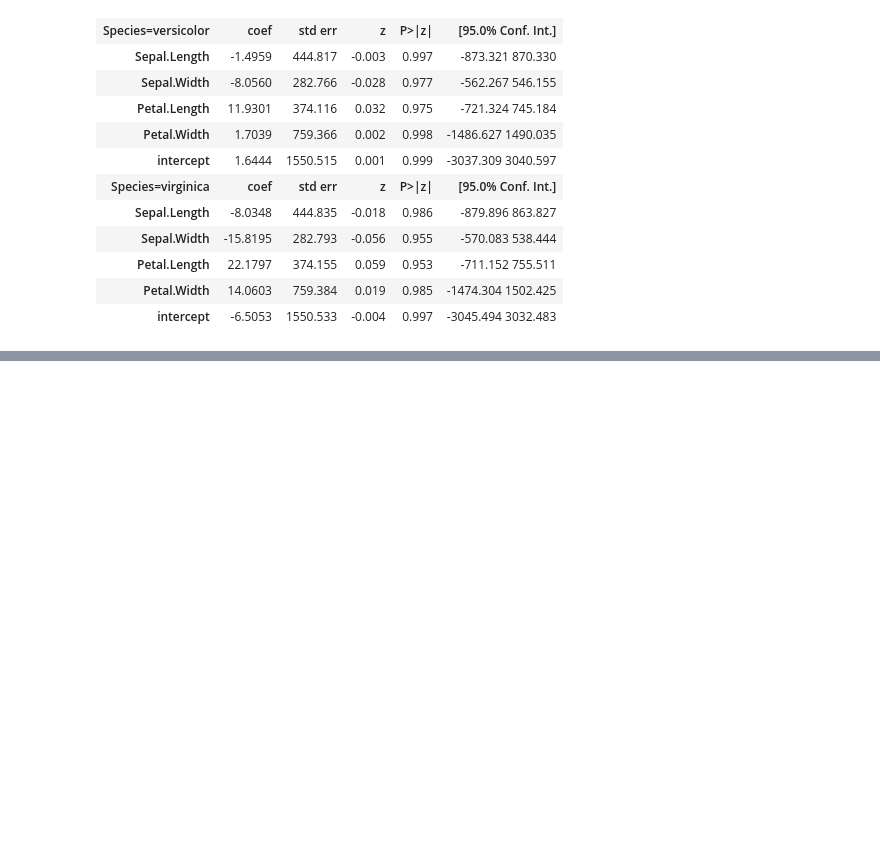
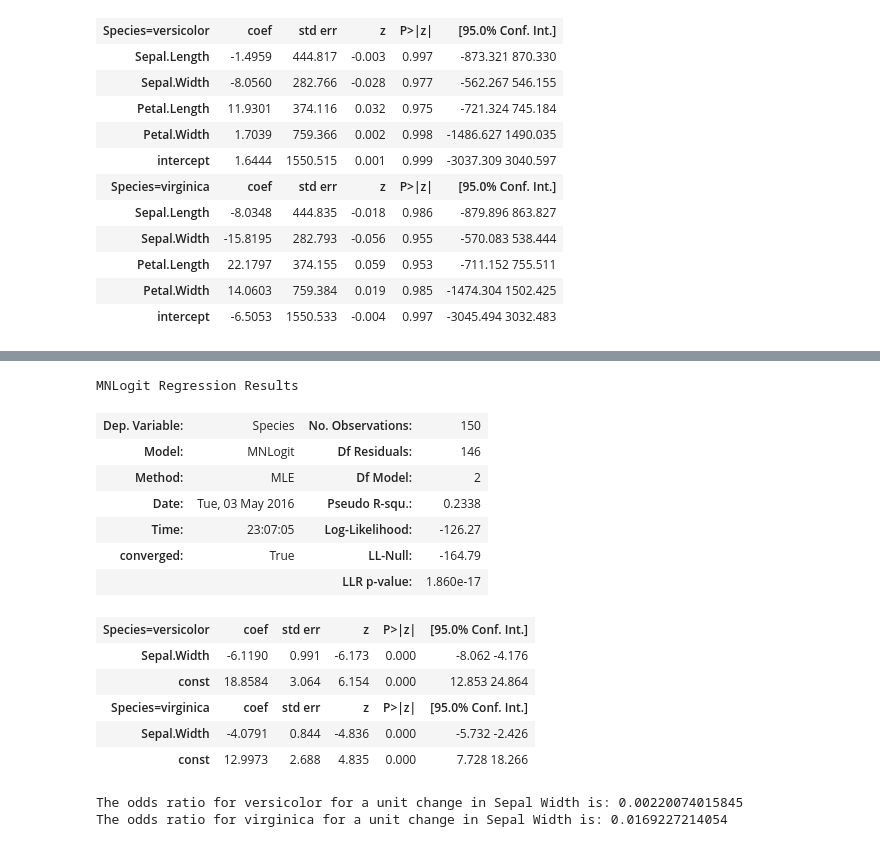
Before and after one commit to nayana487/logistic_regression_lab, a Jupyter notebook: 2.2-lab/code/starter-code/week4-2.2-Ameet.ipynb, the cells around one changed output, grey strips where cells are left out. Drawn from its saved outputs; the diff is of its cells as text; code cells hidden in the pictures; blank space fills up the shorter version.

```diff
--- a/2.2-lab/code/starter-code/week4-2.2-Ameet.ipynb
+++ b/2.2-lab/code/starter-code/week4-2.2-Ameet.ipynb
@@ -127,0 +200,26 @@ The models' coefficients are distance from
+# %%
+results4.summary()
+# %% [output]
+MNLogit Regression Results
+| Dep. Variable: | Species | No. Observations: | 150 |
+| Model: | MNLogit | Df Residuals: | 146 |
+| Method: | MLE | Df Model: | 2 |
+| Date: | Tue, 03 May 2016 | Pseudo R-squ.: | 0.2338 |
+| Time: | 23:07:05 | Log-Likelihood: | -126.27 |
+| converged: | True | LL-Null: | -164.79 |
+|  |  | LLR p-value: | 1.860e-17 |
+| Species=versicolor | coef | std err | z | P>|z| | [95.0% Conf. Int.] |
+| Sepal.Width | -6.1190 | 0.991 | -6.173 | 0.000 | -8.062 -4.176 |
+| const | 18.8584 | 3.064 | 6.154 | 0.000 | 12.853 24.864 |
+| Species=virginica | coef | std err | z | P>|z| | [95.0% Conf. Int.] |
+| Sepal.Width | -4.0791 | 0.844 | -4.836 | 0.000 | -5.732 -2.426 |
+| const | 12.9973 | 2.688 | 4.835 | 0.000 | 7.728 18.266 |
+# %%
+#Exponentiating the parameters
+#Versicolor
+print "The odds ratio for versicolor for a unit change in Sepal Width is:", np.exp(results4.params[0][0])
+#Virginica
+print "The odds ratio for virginica for a unit change in Sepal Width is:", np.exp(results4.params[1][0])
+# %% [output]
+The odds ratio for versicolor for a unit change in Sepal Width is: 0.00220074015845
+The odds ratio for virginica for a unit change in Sepal Width is: 0.0169227214054
```
Also changed, not shown: parts of 21 cells of this notebook.
